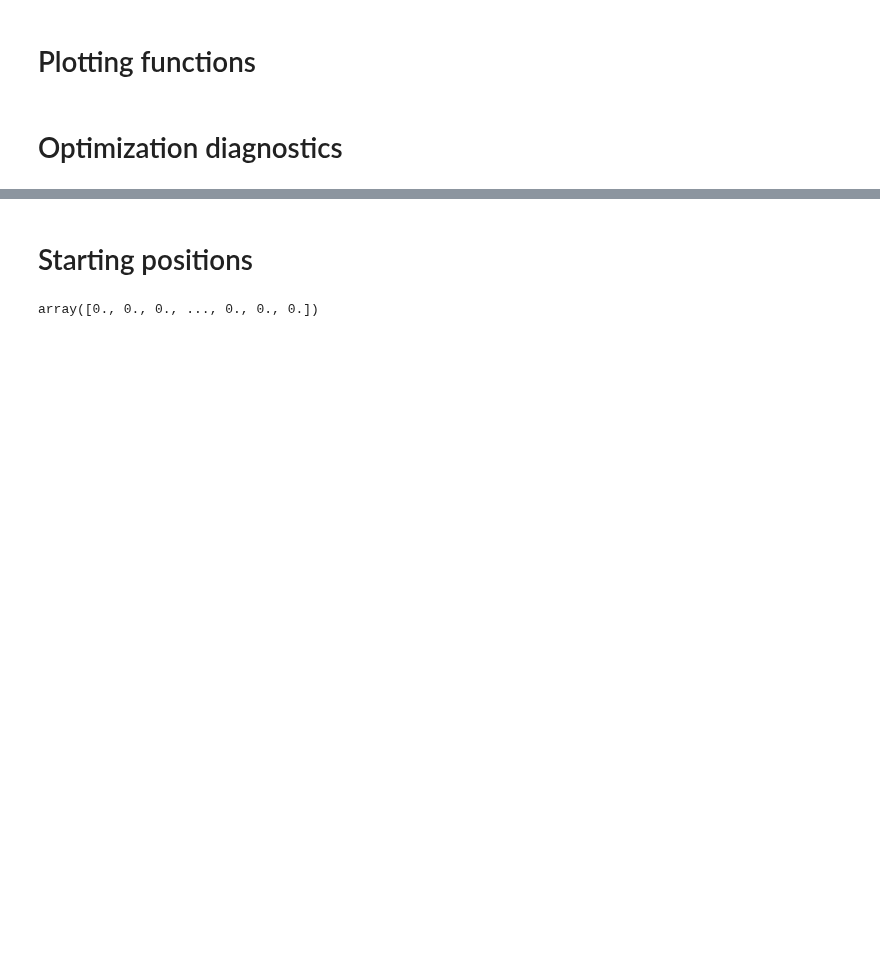
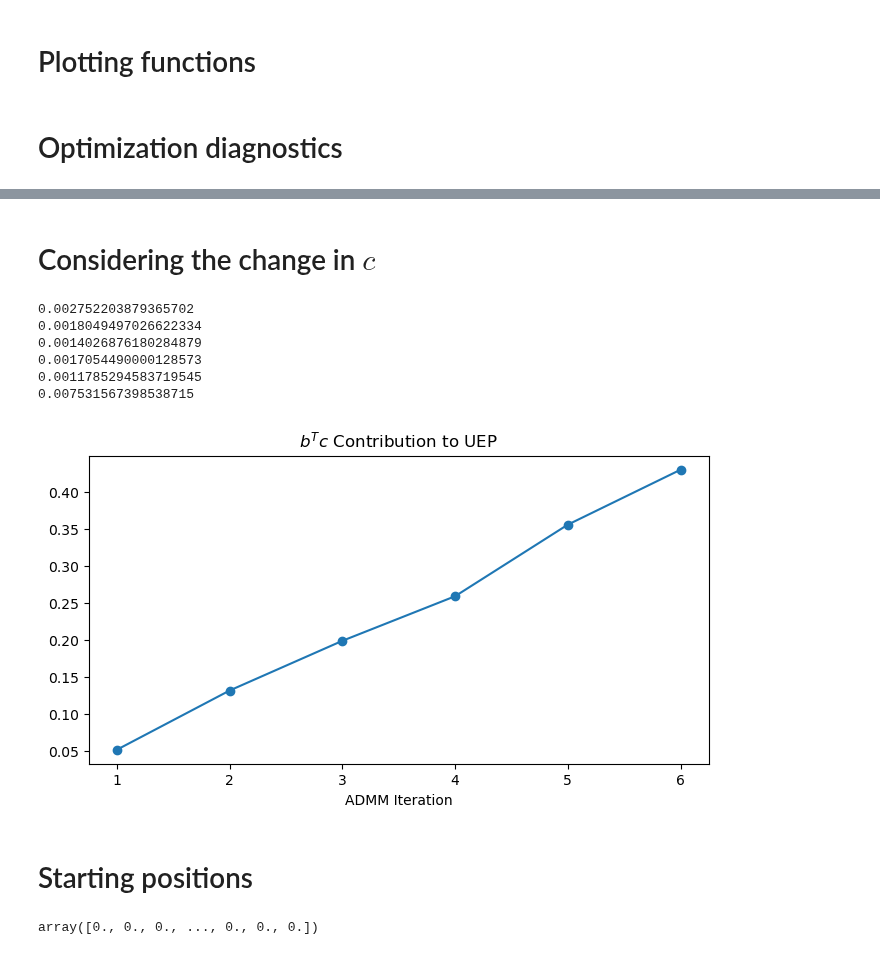
Before and after one commit to mcstanle/cf_inversion_sb_admm, a Jupyter notebook: output_investigations_12.ipynb, the cells around one changed output, grey strips where cells are left out. Saved outputs shown, nothing was run; the diff lists cells and outputs as text; code cells hidden in the pictures; blank space fills up the shorter version.

```diff
--- a/output_investigations_12.ipynb
+++ b/output_investigations_12.ipynb
@@ -120,3 +334,27 @@ def month_map_plot(df, w_col_str, norm, vmin=None, vmax=None, figsize=(12, 16),
+# %% [markdown]
+# Considering the change in $c$
+# %%
+for i in range(LAST_IDX):
+    print(np.linalg.norm(final_res['c_opt_vecs'][i + 1] - final_res['c_opt_vecs'][i]))
+# %% [output]
+0.002752203879365702
+0.0018049497026622334
+0.0014026876180284879
+0.0017054490000128573
+0.0011785294583719545
+0.007531567398538715
+# %%
+# look at the different contributions of b^T c
+bTc_contr = final_res['c_opt_vecs'] @ b
+# %%
+plt.figure(figsize=(8, 4))
+plt.plot(np.arange(1, LAST_IDX + 1), bTc_contr[:LAST_IDX])
+plt.scatter(np.arange(1, LAST_IDX + 1), bTc_contr[:LAST_IDX])
+plt.title('$b^Tc$ Contribution to UEP')
+plt.xlabel('ADMM Iteration')
+plt.show()
+# %% [output]
+[figure, added]
 # %% [markdown]
 # Starting positions
 # %%
```
Also changed, not shown: parts of 22 cells of this notebook, 2 other files.
